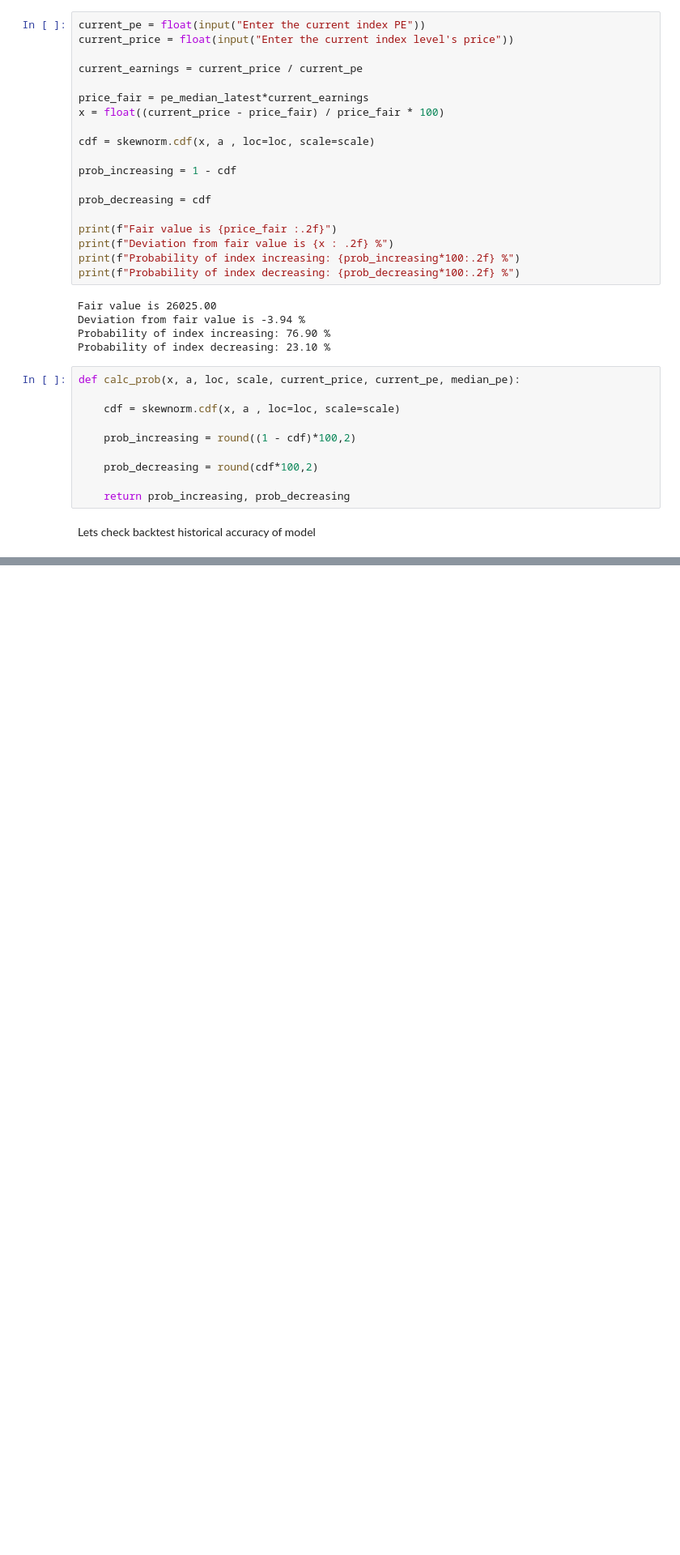
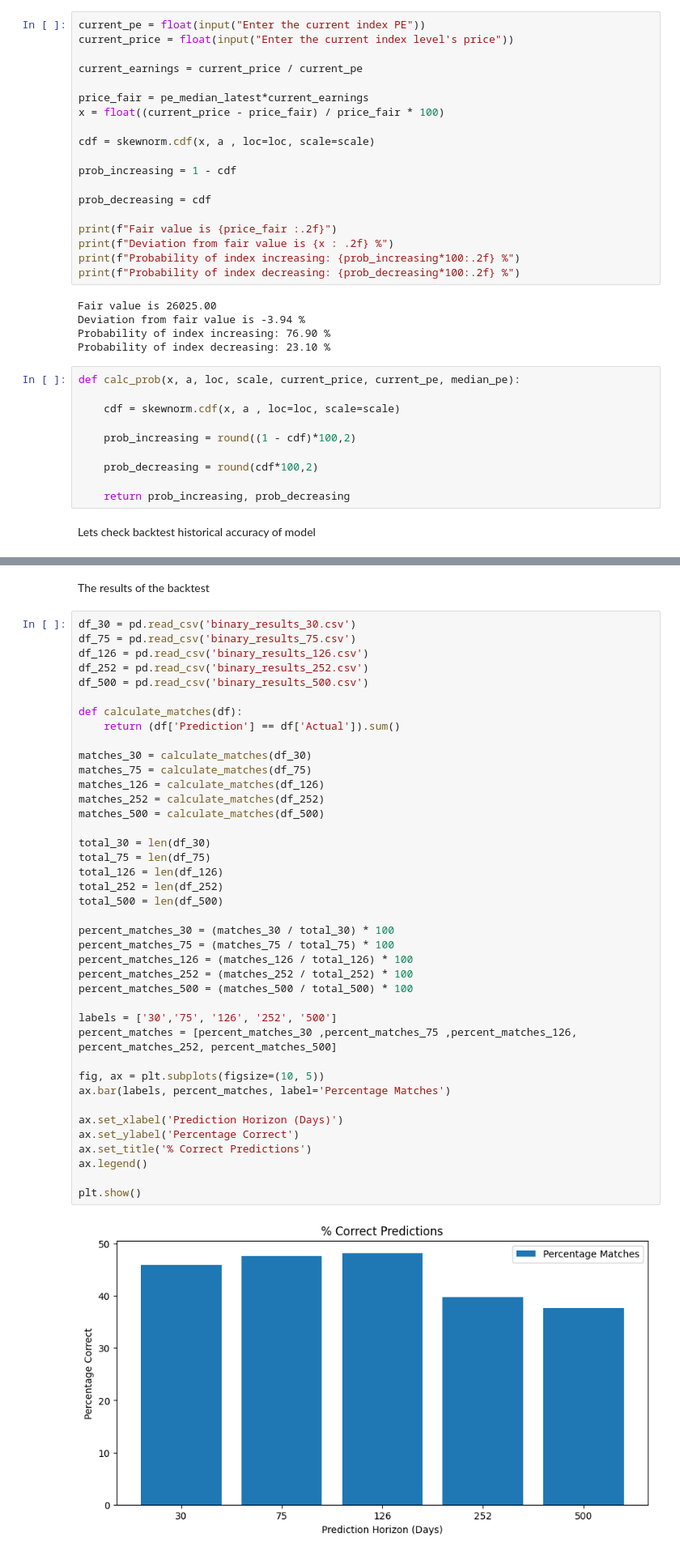
Before and after one commit to TheProfitPilgrim/MF_research_app, a Jupyter notebook: reports/report_src/mf_index_analysis/index_probability_model.ipynb, the cells around one changed output, grey strips where cells are left out. Shown: that part at 81% size. Drawn from its saved outputs; the diff is of its cells as text; blank space fills up the shorter version.

```diff
--- a/reports/report_src/mf_index_analysis/index_probability_model.ipynb
+++ b/reports/report_src/mf_index_analysis/index_probability_model.ipynb
@@ -342,0 +300,44 @@ prediction_results.to_csv("prediction_results_2500.csv", index=False)
+# %% [markdown]
+The results of the backtest
+# %%
+df_30 = pd.read_csv('binary_results_30.csv')
+df_75 = pd.read_csv('binary_results_75.csv')
+df_126 = pd.read_csv('binary_results_126.csv')
+df_252 = pd.read_csv('binary_results_252.csv')
+df_500 = pd.read_csv('binary_results_500.csv')
+
+def calculate_matches(df):
+    return (df['Prediction'] == df['Actual']).sum()
+
+matches_30 = calculate_matches(df_30)
+matches_75 = calculate_matches(df_75)
+matches_126 = calculate_matches(df_126)
+matches_252 = calculate_matches(df_252)
+matches_500 = calculate_matches(df_500)
+
+total_30 = len(df_30)
+total_75 = len(df_75)
+total_126 = len(df_126)
+total_252 = len(df_252)
+total_500 = len(df_500)
+
+percent_matches_30 = (matches_30 / total_30) * 100
+percent_matches_75 = (matches_75 / total_75) * 100
+percent_matches_126 = (matches_126 / total_126) * 100
+percent_matches_252 = (matches_252 / total_252) * 100
+percent_matches_500 = (matches_500 / total_500) * 100
+
+labels = ['30','75', '126', '252', '500']
+percent_matches = [percent_matches_30 ,percent_matches_75 ,percent_matches_126, percent_matches_252, percent_matches_500]
+
+fig, ax = plt.subplots(figsize=(10, 5))
+ax.bar(labels, percent_matches, label='Percentage Matches')
+
+ax.set_xlabel('Prediction Horizon (Days)')
+ax.set_ylabel('Percentage Correct')
+ax.set_title('% Correct Predictions')
+ax.legend()
+
+plt.show()
+# %% [output]
+[figure, added]
```
Also changed, not shown: parts of 8 cells of this notebook, 9 other files.
